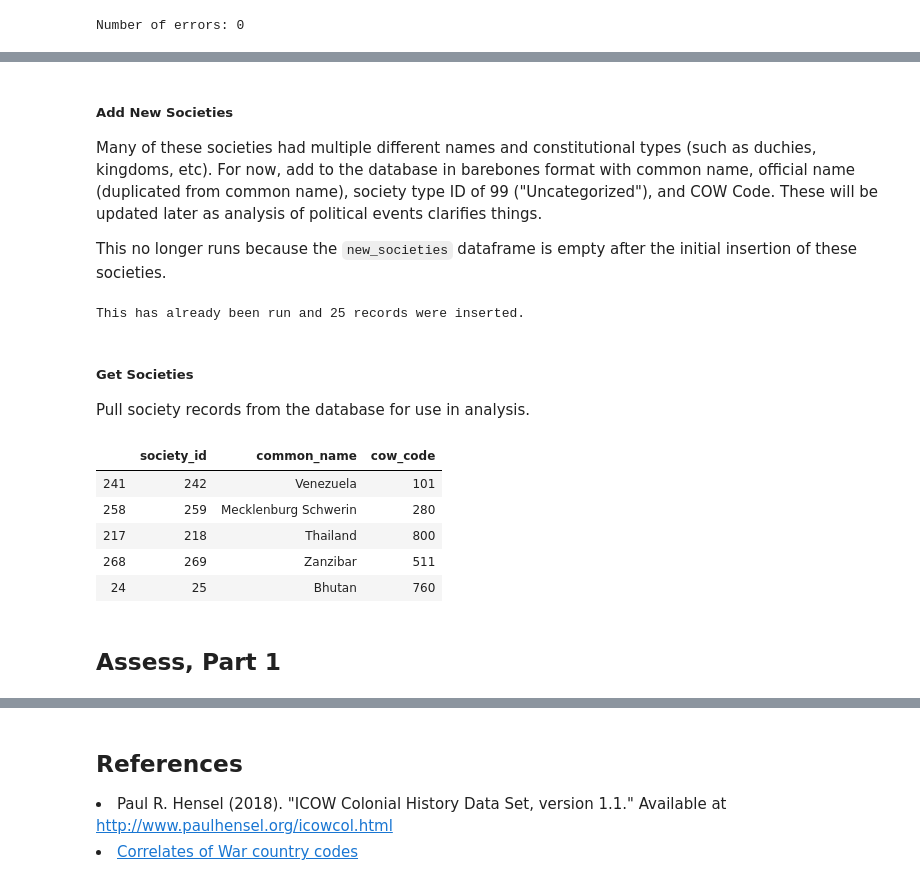
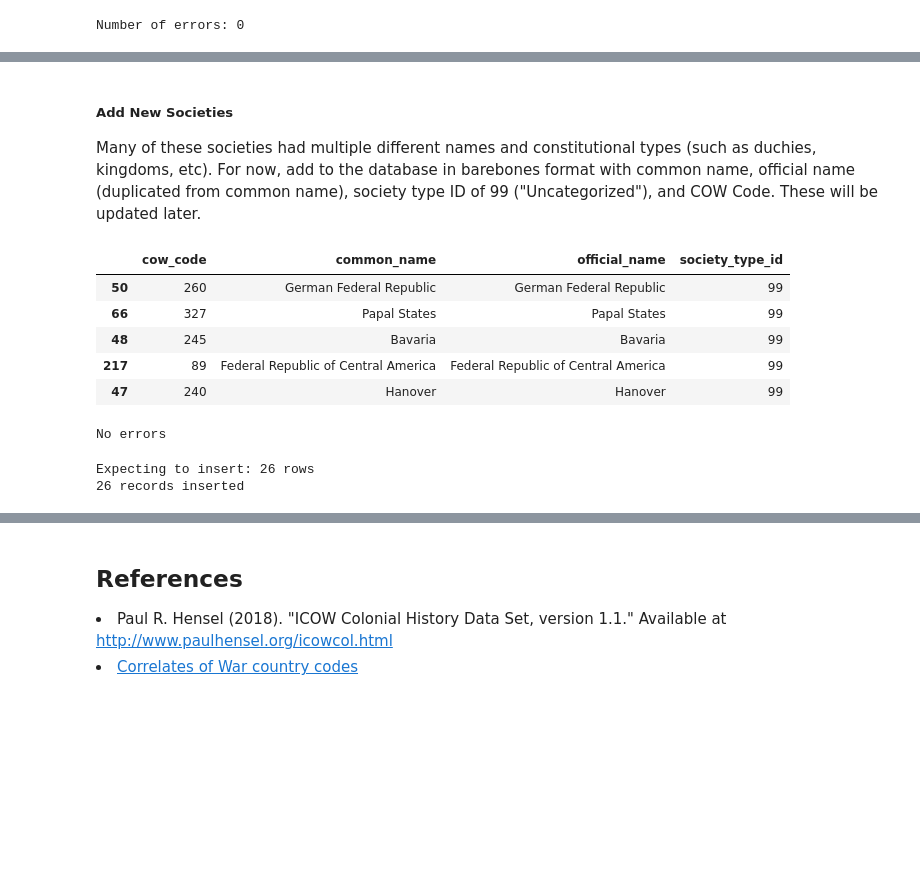
Before and after one commit to skustes/Former-Colonies, a Jupyter notebook: Update Societies.ipynb, the cells around one changed output, grey strips where cells are left out. Cells and saved outputs as stored; diff of their text form; code cells hidden in the pictures; blank space fills up the shorter version.

Commit message:
Separated updates from further analysis

```diff
--- a/Update Societies.ipynb
+++ b/Update Societies.ipynb
@@ -198,43 +184,33 @@ peek.sample(5)
 # %% [markdown]
 ##### Add New Societies
-Many of these societies had multiple different names and constitutional types (such as duchies, kingdoms, etc). For now, add to the database in barebones format with common name, official name (duplicated from common name), society type ID of 99 ("Uncategorized"), and COW Code. These will be updated later as analysis of political events clarifies things.
-
-This no longer runs because the `new_societies` dataframe is empty after the initial insertion of these societies.
+Many of these societies had multiple different names and constitutional types (such as duchies, kingdoms, etc). For now, add to the database in barebones format with common name, official name (duplicated from common name), society type ID of 99 ("Uncategorized"), and COW Code. These will be updated later.
 # %%
 # Drop abbreviation column and rename country_name to common_name
-# new_societies.drop(columns=['abbreviation'], inplace=True)
-# new_societies.rename(columns={'country_name':'common_name'}, inplace=True)
+new_societies.drop(columns=['abbreviation'], inplace=True)
+new_societies.rename(columns={'country_name':'common_name'}, inplace=True)
 
 # Add official_name as duplicate of common_name, and set society_type_id to 99
-# new_societies['official_name'] = new_societies['common_name']
-# new_societies['society_type_id'] = 99
+new_societies['official_name'] = new_societies['common_name']
+new_societies['society_type_id'] = 99
 
-# new_societies.sample(5)
+new_societies.sample(5)
+# %% [output]
+|  | cow_code | common_name | official_name | society_type_id |
+| 50 | 260 | German Federal Republic | German Federal Republic | 99 |
+| 66 | 327 | Papal States | Papal States | 99 |
+| 48 | 245 | Bavaria | Bavaria | 99 |
+| 217 | 89 | Federal Republic of Central America | Federal Republic of Central America | 99 |
+| 47 | 240 | Hanover | Hanover | 99 |
 # %%
 # Check for errors in the new_societies dataframe before insertion
-# print( error_dict_to_string(society.Society.validate_societies(new_societies, db, val)) )
+print(error_dict_to_string(society.Society.validate_societies(new_societies, db, val)))
+# %% [output]
+No errors
 # %%
 # Insert Societies
-#print( 'Expecting to insert:', new_societies.shape[0], 'rows' ) # How many rows am I expecting to be inserted?
-#insert_new_societies = db.run_query(db.build_insert_query('society', new_societies))
-#print( insert_new_societies['rows'], 'records inserted' )
-print( 'This has already been run and 25 records were inserted.' )
+print('Expecting to insert:', new_societies.shape[0], 'rows') # How many rows am I expecting to be inserted?
+insert_new_societies = db.run_query(db.build_insert_query('society', new_societies))
+print(insert_new_societies['rows'], 'records inserted')
 # %% [output]
-This has already been run and 25 records were inserted.
+Expecting to insert: 26 rows
+26 records inserted
-# %% [markdown]
-##### Get Societies
-Pull society records from the database for use in analysis.
-# %%
-query = db.run_query('SELECT society_id, common_name, cow_code FROM society')
-societies = pd.DataFrame.from_dict(query['data'])
-societies.sample(5)
-# %% [output]
-|  | society_id | common_name | cow_code |
-| 241 | 242 | Venezuela | 101 |
-| 258 | 259 | Mecklenburg Schwerin | 280 |
-| 217 | 218 | Thailand | 800 |
-| 268 | 269 | Zanzibar | 511 |
-| 24 | 25 | Bhutan | 760 |
-# %% [markdown]
-<a id='assess1'></a>
-## Assess, Part 1
```
Also changed, not shown: parts of 64 cells of this notebook, 1 other file.
